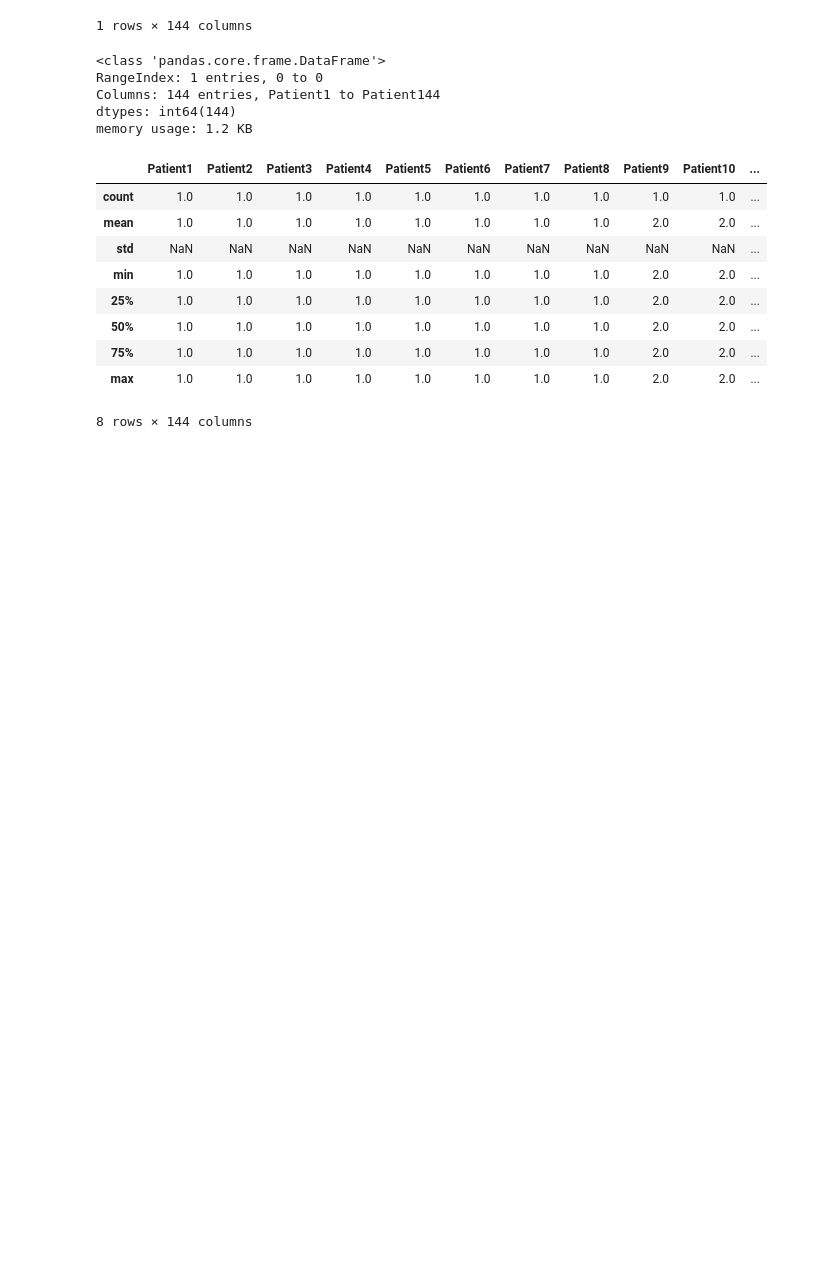
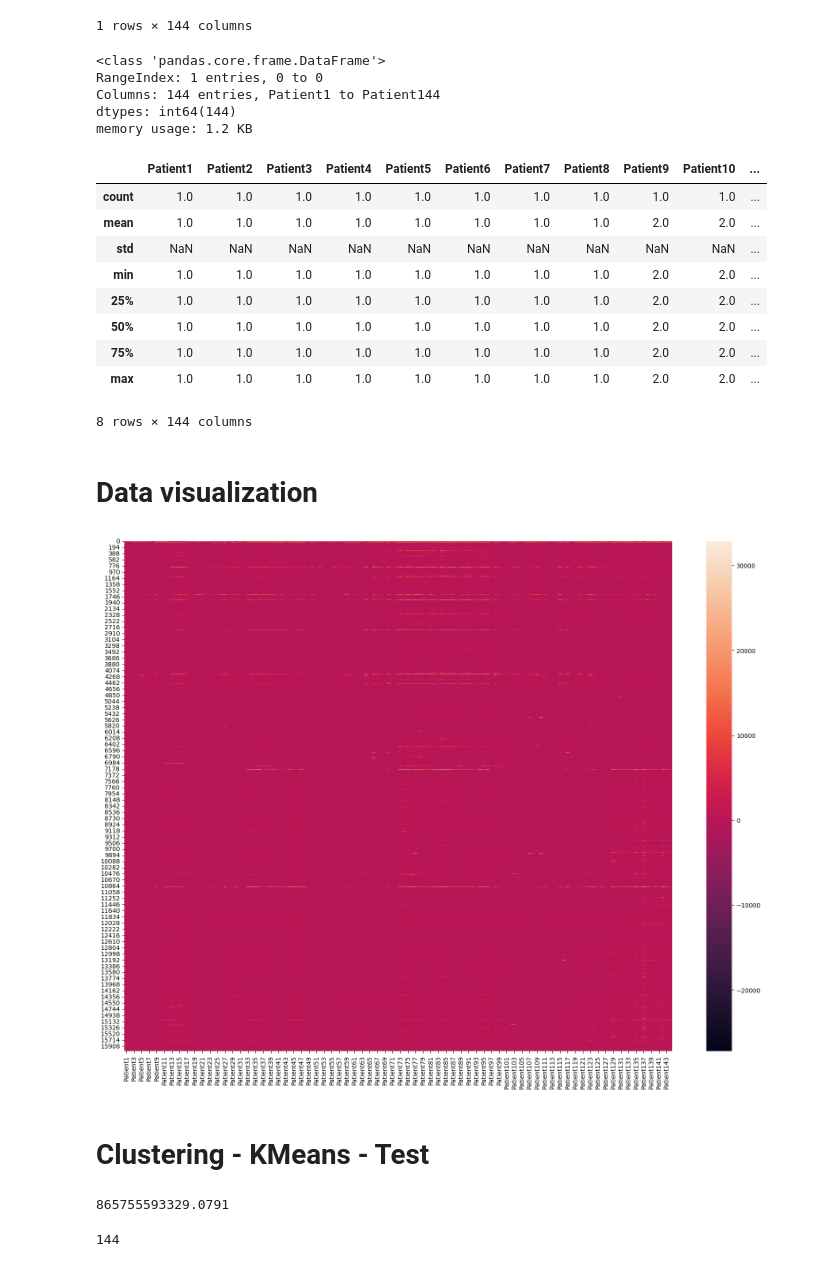
Before and after one commit to matteoForoni/sl-exercise6, a Jupyter notebook: sl-ex5-clustering-foroni.ipynb, the cells around one changed output. Drawn from its saved outputs; the diff is of its cells as text; code cells hidden in the pictures; blank space fills up the shorter version.

Commit message:
Kmeans code

```diff
--- a/sl-ex5-clustering-foroni.ipynb
+++ b/sl-ex5-clustering-foroni.ipynb
@@ -142,0 +185,10 @@ cancer_categories_df.describe()
+# %% [markdown]
+# Data visualization
+# %%
+plt.figure(figsize=(20,15))
+sb.heatmap(gene_train_df)
+plt.show()
+# %% [output]
+[figure, added]
+# %% [markdown]
+# Clustering - KMeans - Test
@@ -142,0 +200,8 @@ cancer_categories_df.describe()
+# %%
+kmeans_model.inertia_
+# %% [output]
+865755593329.0791
+# %%
+len(clusters)
+# %% [output]
+144
```
Also changed, not shown: parts of 42 cells of this notebook.
